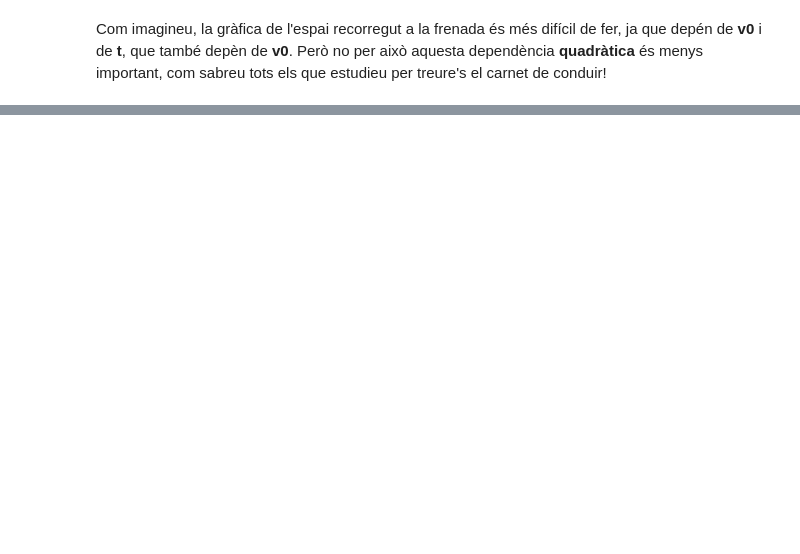
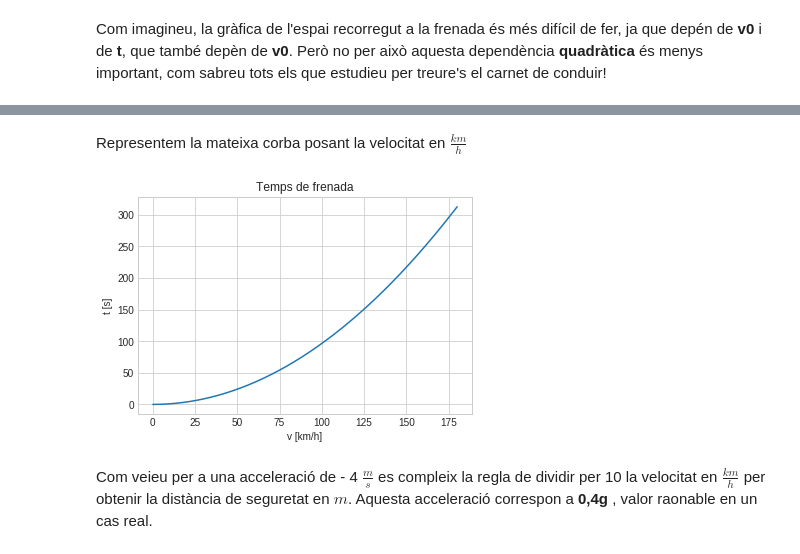
Before and after one commit to jorts64/Tecnologia-Industrial---Jupyter, a Jupyter notebook: TI1-1.1_Xocs_inelastics.ipynb, the cells around one changed output, grey strips where cells are left out. Saved outputs shown, nothing was run; the diff lists cells and outputs as text; code cells hidden in the pictures; blank space fills up the shorter version.

Commit message:
Afegit corba distància v. velocitat inicial 	modificat:        TI1-1.1_Xocs_inelastics.ipynb

```diff
--- a/TI1-1.1_Xocs_inelastics.ipynb
+++ b/TI1-1.1_Xocs_inelastics.ipynb
@@ -218,0 +237,14 @@ Com imagineu, la gràfica de l'espai recorregut a la frenada és més difícil d
+# %% [markdown]
+Representem la mateixa corba posant la velocitat en $\frac{km}{h}$
+# %%
+fig = plt.figure()
+ax = plt.axes()
+x = np.linspace(0, 50, 1000)
+ax.plot(x * 3.6, 1 / 2 * x * x / 4);
+plt.title("Temps de frenada")
+plt.xlabel("v [km/h]")
+plt.ylabel("t [s]");
+# %% [output]
+[figure, added]
+# %% [markdown]
+Com veieu per a una acceleració de - 4 $\frac{m}{s}$ es compleix la regla de dividir per 10 la velocitat en $\frac{km}{h}$ per obtenir la distància de seguretat en $m$. Aquesta acceleració correspon a **0,4g** , valor raonable en un cas real.
```
Also changed, not shown: parts of 4 cells of this notebook.
